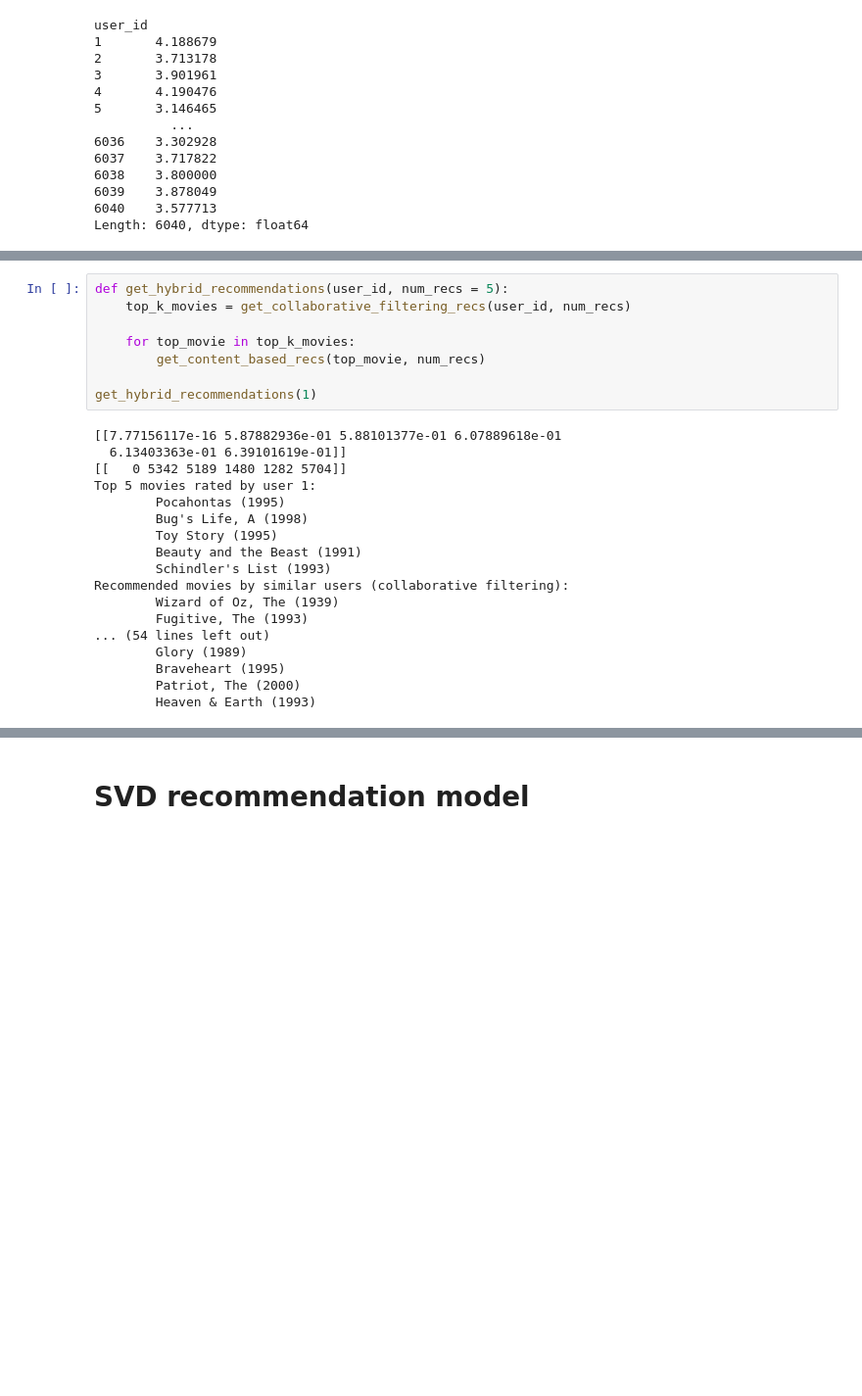
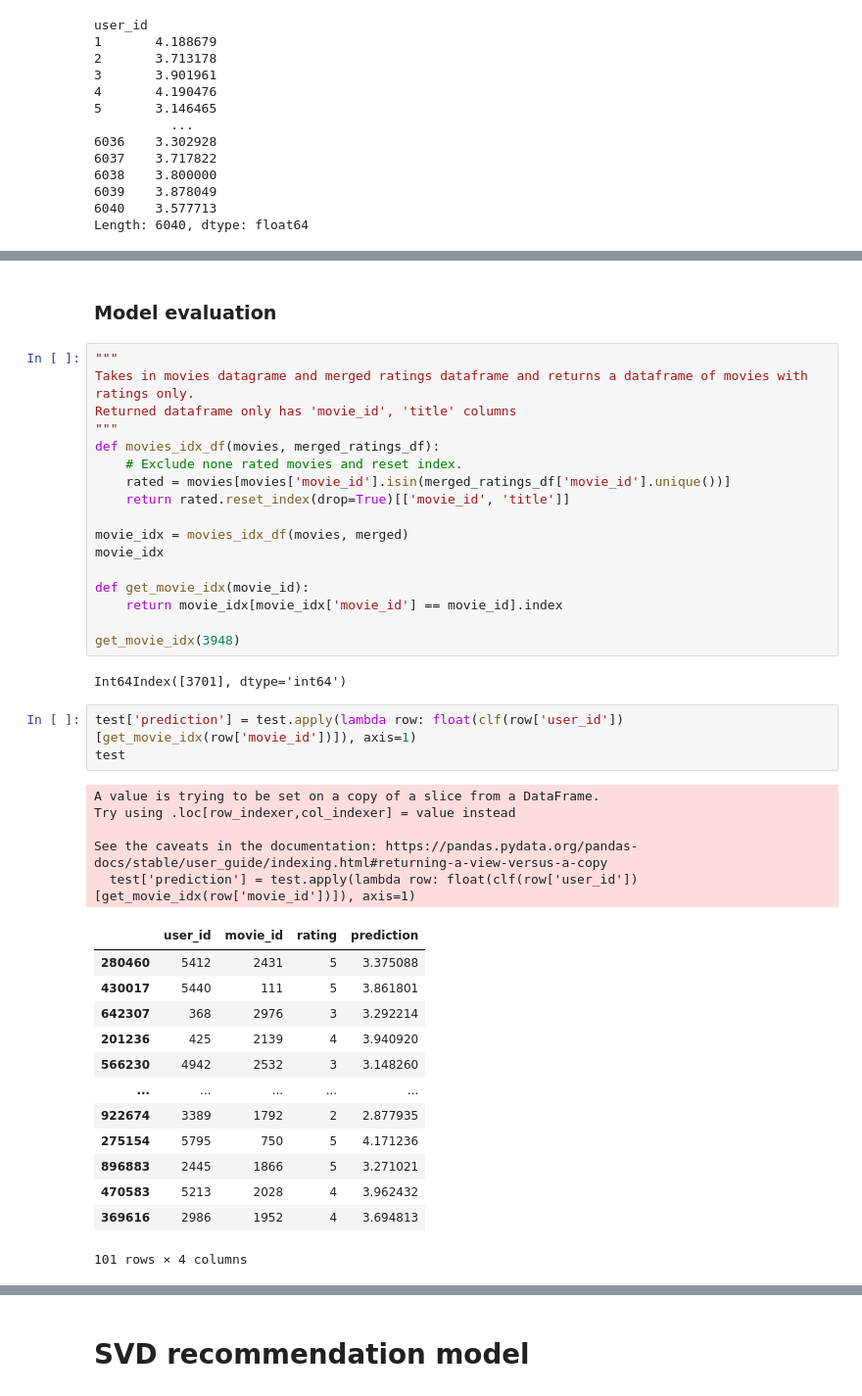
Before and after one commit to LazySiru/movieRecommendation, a Jupyter notebook: recommendationSystem/Recommendation.ipynb, the cells around one changed output, grey strips where cells are left out. Shown at 98% size. Cells and saved outputs as stored; diff of their text form; blank space fills up the shorter version.

Commit message:
KNN evaluation completed. Need to re-engineer code for efficiency.

```diff
--- a/recommendationSystem/Recommendation.ipynb
+++ b/recommendationSystem/Recommendation.ipynb
@@ -573,26 +624,43 @@ Recommended movies by similar users (collaborative filtering):
-# %%
-def get_hybrid_recommendations(user_id, num_recs = 5):
-    top_k_movies = get_collaborative_filtering_recs(user_id, num_recs)
-
-    for top_movie in top_k_movies:
-        get_content_based_recs(top_movie, num_recs)
-
-get_hybrid_recommendations(1)
-# %% [output]
-[[7.77156117e-16 5.87882936e-01 5.88101377e-01 6.07889618e-01
-  6.13403363e-01 6.39101619e-01]]
-[[   0 5342 5189 1480 1282 5704]]
-Top 5 movies rated by user 1:
-        Pocahontas (1995)
-        Bug's Life, A (1998)
-        Toy Story (1995)
-        Beauty and the Beast (1991)
-        Schindler's List (1993)
-Recommended movies by similar users (collaborative filtering):
-        Wizard of Oz, The (1939)
-        Fugitive, The (1993)
-... (54 lines left out)
-        Glory (1989)
-        Braveheart (1995)
-        Patriot, The (2000)
-        Heaven & Earth (1993)
+# %% [markdown]
+### Model evaluation
+# %%
+"""
+Takes in movies datagrame and merged ratings dataframe and returns a dataframe of movies with ratings only.
+Returned dataframe only has 'movie_id', 'title' columns
+"""
+def movies_idx_df(movies, merged_ratings_df):
+    # Exclude none rated movies and reset index.
+    rated = movies[movies['movie_id'].isin(merged_ratings_df['movie_id'].unique())]
+    return rated.reset_index(drop=True)[['movie_id', 'title']]
+
+movie_idx = movies_idx_df(movies, merged)
+movie_idx
+
+def get_movie_idx(movie_id):
+    return movie_idx[movie_idx['movie_id'] == movie_id].index
+
+get_movie_idx(3948)
+# %% [output]
+Int64Index([3701], dtype='int64')
+# %%
+test['prediction'] = test.apply(lambda row: float(clf(row['user_id'])[get_movie_idx(row['movie_id'])]), axis=1)
+test
+# %% [output]
+A value is trying to be set on a copy of a slice from a DataFrame.
+Try using .loc[row_indexer,col_indexer] = value instead
+
+See the caveats in the documentation: https://pandas.pydata.org/pandas-docs/stable/user_guide/indexing.html#returning-a-view-versus-a-copy
+  test['prediction'] = test.apply(lambda row: float(clf(row['user_id'])[get_movie_idx(row['movie_id'])]), axis=1)
+|  | user_id | movie_id | rating | prediction |
+| 280460 | 5412 | 2431 | 5 | 3.375088 |
+| 430017 | 5440 | 111 | 5 | 3.861801 |
+| 642307 | 368 | 2976 | 3 | 3.292214 |
+| 201236 | 425 | 2139 | 4 | 3.940920 |
+| 566230 | 4942 | 2532 | 3 | 3.148260 |
+| ... | ... | ... | ... | ... |
+| 922674 | 3389 | 1792 | 2 | 2.877935 |
+| 275154 | 5795 | 750 | 5 | 4.171236 |
+| 896883 | 2445 | 1866 | 5 | 3.271021 |
+| 470583 | 5213 | 2028 | 4 | 3.962432 |
+| 369616 | 2986 | 1952 | 4 | 3.694813 |
+101 rows × 4 columns
```
Also changed, not shown: parts of 24 cells of this notebook.
